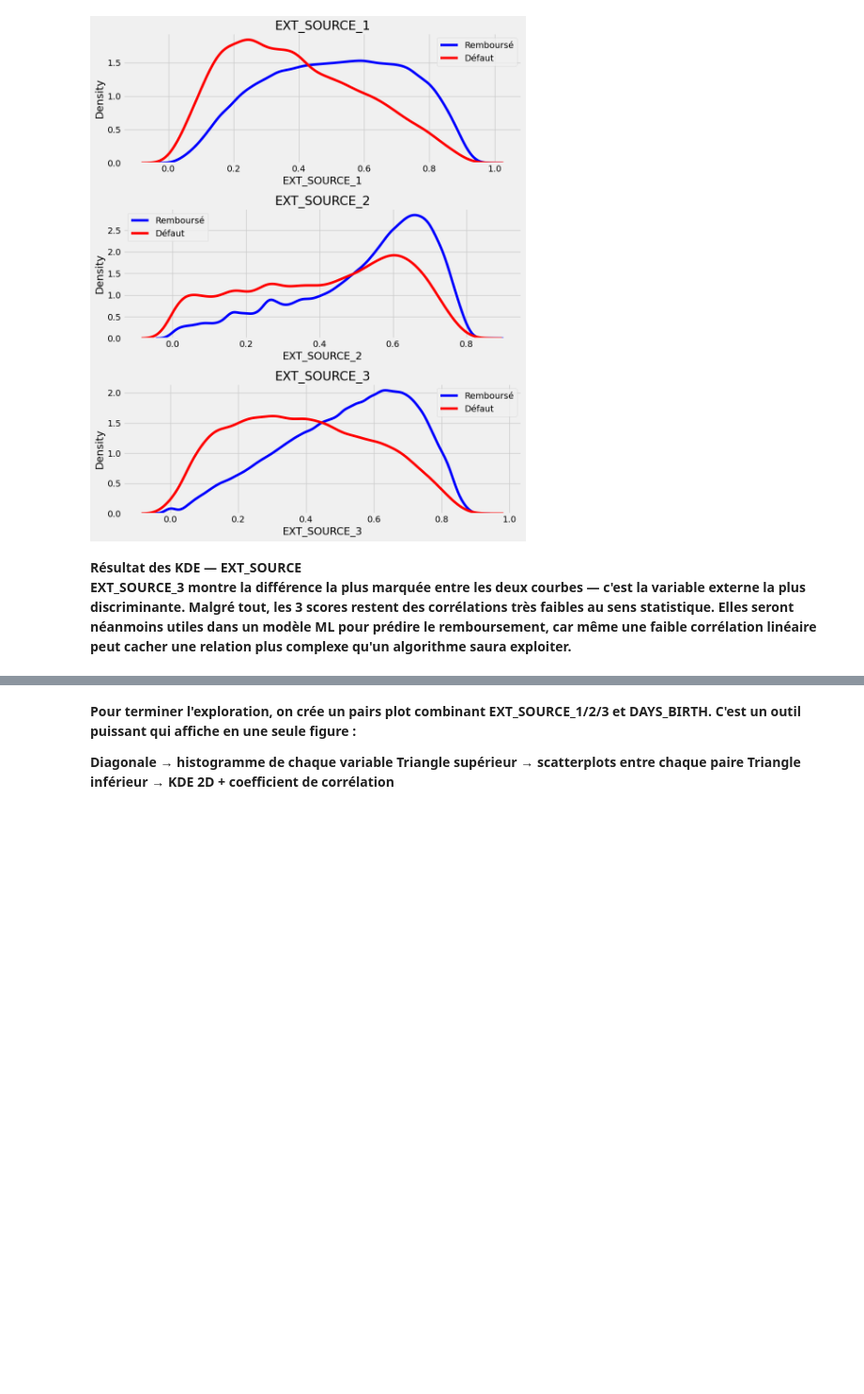
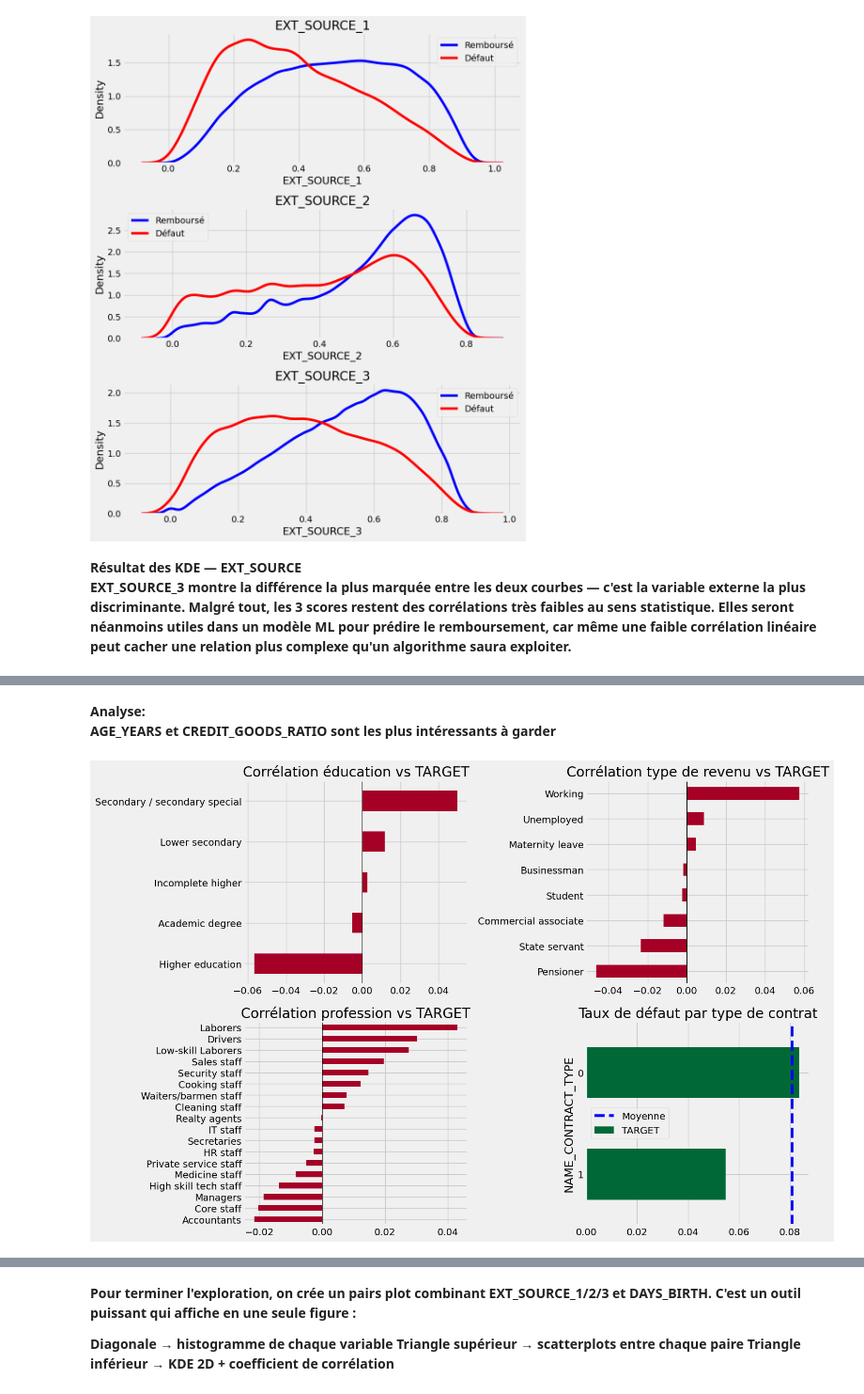
Before and after one commit to vler0ux/p6-MLFlow, a Jupyter notebook: 01_nettoyage_dataset.ipynb, the cells around one changed output, grey strips where cells are left out. Shown at 94% size. Saved outputs shown, nothing was run; the diff lists cells and outputs as text; code cells hidden in the pictures; blank space fills up the shorter version.

```diff
--- a/01_nettoyage_dataset.ipynb
+++ b/01_nettoyage_dataset.ipynb
@@ -385,0 +457,15 @@ EXT_SOURCE_3 montre la différence la plus marquée entre les deux courbes — c
+# %%
+# Ratio d'endettement : part du revenu consacrée au remboursement
+app_train['ANNUITY_INCOME_RATIO'] = app_train['AMT_ANNUITY'] / app_train['AMT_INCOME_TOTAL']
+
+# Ratio prêt/bien : est-ce que le prêt couvre bien le prix du bien ?
+app_train['CREDIT_GOODS_RATIO'] = app_train['AMT_CREDIT'] / app_train['AMT_GOODS_PRICE']
+
+# Âge en années (DAYS_BIRTH est négatif)
+app_train['AGE_YEARS'] = app_train['DAYS_BIRTH'] / -365
+
+# Ancienneté dans l'emploi en années
+app_train['EMPLOYED_YEARS'] = app_train['DAYS_EMPLOYED'] / -365
+
+# Ratio crédit/revenu : combien d'années de revenu pour rembourser ?
+app_train['CREDIT_INCOME_RATIO'] = app_train['AMT_CREDIT'] / app_train['AMT_INCOME_TOTAL']
@@ -385,0 +486,41 @@ EXT_SOURCE_3 montre la différence la plus marquée entre les deux courbes — c
+# %% [markdown]
+**Analyse:**
+**AGE_YEARS et CREDIT_GOODS_RATIO sont les plus intéressants à garder**
+# %%
+fig, axes = plt.subplots(2, 2, figsize=(15, 10))
+
+# === ÉDUCATION ===
+edu_cols = [c for c in app_train.columns if 'NAME_EDUCATION_TYPE' in c]
+edu_means = app_train[edu_cols + ['TARGET']].corr(method='spearman')['TARGET'].drop('TARGET')
+edu_means.index = [c.replace('NAME_EDUCATION_TYPE_', '') for c in edu_means.index]
+edu_means.sort_values().plot(kind='barh', ax=axes[0,0], colormap='RdYlGn')
+axes[0,0].set_title('Corrélation éducation vs TARGET')
+axes[0,0].axvline(0, color='black', linewidth=0.8)
+
+# === TYPE DE REVENU ===
+income_cols = [c for c in app_train.columns if 'NAME_INCOME_TYPE' in c]
+income_means = app_train[income_cols + ['TARGET']].corr(method='spearman')['TARGET'].drop('TARGET')
+income_means.index = [c.replace('NAME_INCOME_TYPE_', '') for c in income_means.index]
+income_means.sort_values().plot(kind='barh', ax=axes[0,1], colormap='RdYlGn')
+axes[0,1].set_title('Corrélation type de revenu vs TARGET')
+axes[0,1].axvline(0, color='black', linewidth=0.8)
+
+# === PROFESSION ===
+occ_cols = [c for c in app_train.columns if 'OCCUPATION_TYPE' in c]
+occ_means = app_train[occ_cols + ['TARGET']].corr(method='spearman')['TARGET'].drop('TARGET')
+occ_means.index = [c.replace('OCCUPATION_TYPE_', '') for c in occ_means.index]
+occ_means.sort_values().plot(kind='barh', ax=axes[1,0], colormap='RdYlGn')
+axes[1,0].set_title('Corrélation profession vs TARGET')
+axes[1,0].axvline(0, color='black', linewidth=0.8)
+
+# === TYPE DE CONTRAT ===
+contract_means = app_train.groupby('NAME_CONTRACT_TYPE')['TARGET'].mean().sort_values()
+contract_means.plot(kind='barh', ax=axes[1,1], colormap='RdYlGn_r')
+axes[1,1].set_title('Taux de défaut par type de contrat')
+axes[1,1].axvline(app_train['TARGET'].mean(), color='blue', linestyle='--', label='Moyenne')
+axes[1,1].legend()
+
+plt.tight_layout()
+plt.show()
+# %% [output]
+[figure, added]
```
Also changed, not shown: parts of 28 cells of this notebook, 3 other files.
